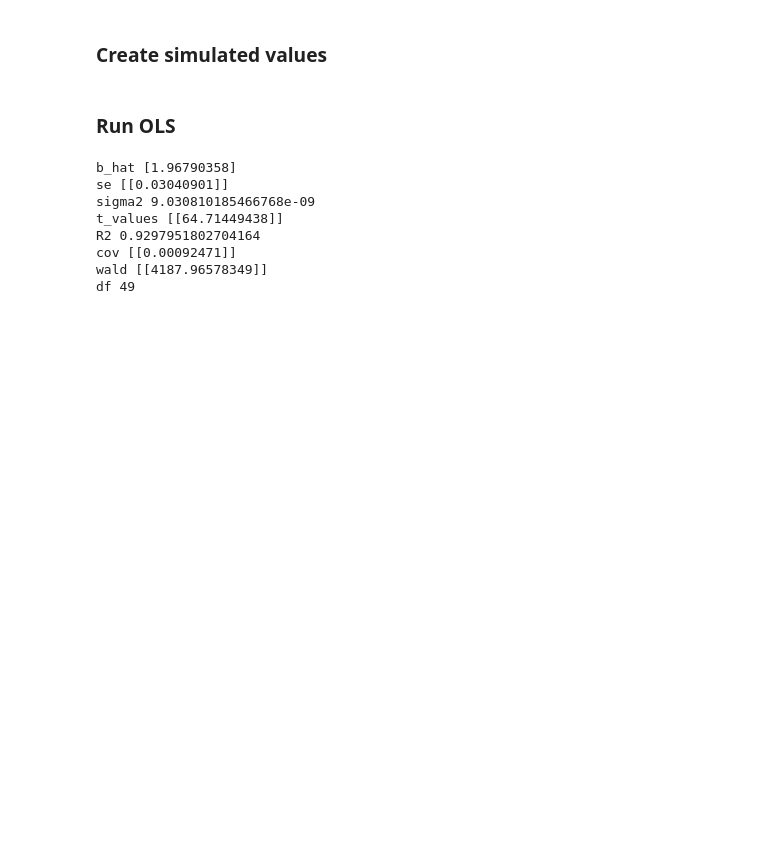
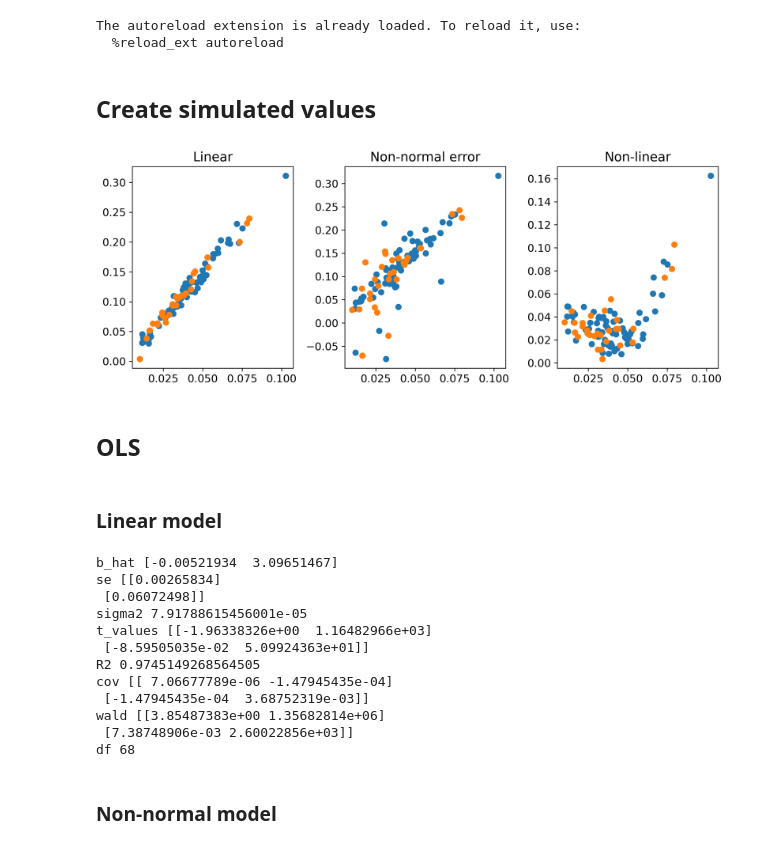
Before and after one commit to johanoelgaard/MastersThesis, a Jupyter notebook: simulation.ipynb, the cells around one changed output. Cells and saved outputs as stored; diff of their text form; code cells hidden in the pictures; blank space fills up the shorter version.

```diff
--- a/simulation.ipynb
+++ b/simulation.ipynb
@@ -3,12 +3,21 @@ import pandas as pd
 import numpy as np
 from functions import *
 from models import *
+from sklearn.linear_model import Lasso
+from sklearn.linear_model import LassoCV
+from sklearn.preprocessing import StandardScaler
 import matplotlib.pyplot as plt
+# set default plotting parameters
+plt.rcParams.update({'font.size': 12, 'figure.figsize': (10, 4), 'figure.dpi': 300})
+
 
 %load_ext autoreload
 %autoreload 2
+# %% [output]
+The autoreload extension is already loaded. To reload it, use:
+  %reload_ext autoreload
 # %% [markdown]
-### Create simulated values
+## Create simulated values
 # %%
 # load raw data
 data = pd.read_csv('data/data.csv')
@@ -37,19 +61,50 @@ x_test = x[datapoints//2:]
+# %%
+# plot the simulations
+plt.subplot(1, 3, 1)
+plt.plot(x_train[:,1], y1_train, 'o', label='train')
+plt.plot(x_test[:,1], y1_test, 'o', label='test')
+plt.title('Linear')
+
+plt.subplot(1, 3, 2)
+plt.plot(x_train[:,1], y2_train, 'o', label='train')
+plt.plot(x_test[:,1], y2_test, 'o', label='test')
+plt.title('Non-normal error')
+
+plt.subplot(1, 3, 3)
+plt.plot(x_train[:,1], y3_train, 'o', label='train')
+plt.plot(x_test[:,1], y3_test, 'o', label='test')
+plt.title('Non-linear')
+
+plt.tight_layout()
+plt.show()
+plt.close()
+# %% [output]
+[figure, added]
 # %% [markdown]
-### Run OLS
+## OLS
+# %% [markdown]
+### Linear model
 # %%
+# linear model
 # estimate the parameters
-b_hat = estimate(y_train,x_train)
+ols_est1 = estimate(y1_train,x_train)
 
-for i in b_hat:
-    print(i, b_hat[i])
+for i in ols_est1:
+    print(i, ols_est1[i])
 
-ols_pred = b_hat['b_hat'][0]*x_test
+ols_pred1 = ols_est1['b_hat'] @ x_test.T
 # %% [output]
-b_hat [1.96790358]
-se [[0.03040901]]
-sigma2 9.030810185466768e-09
-t_values [[64.71449438]]
-R2 0.9297951802704164
-cov [[0.00092471]]
-wald [[4187.96578349]]
-df 49
+b_hat [-0.00521934  3.09651467]
+se [[0.00265834]
+ [0.06072498]]
+sigma2 7.91788615456001e-05
+t_values [[-1.96338326e+00  1.16482966e+03]
+ [-8.59505035e-02  5.09924363e+01]]
+R2 0.9745149268564505
+cov [[ 7.06677789e-06 -1.47945435e-04]
+ [-1.47945435e-04  3.68752319e-03]]
+wald [[3.85487383e+00 1.35682814e+06]
+ [7.38748906e-03 2.60022856e+03]]
+df 68
+# %% [markdown]
+### Non-normal model
```
Also changed, not shown: parts of 41 cells of this notebook, 8 other files.
